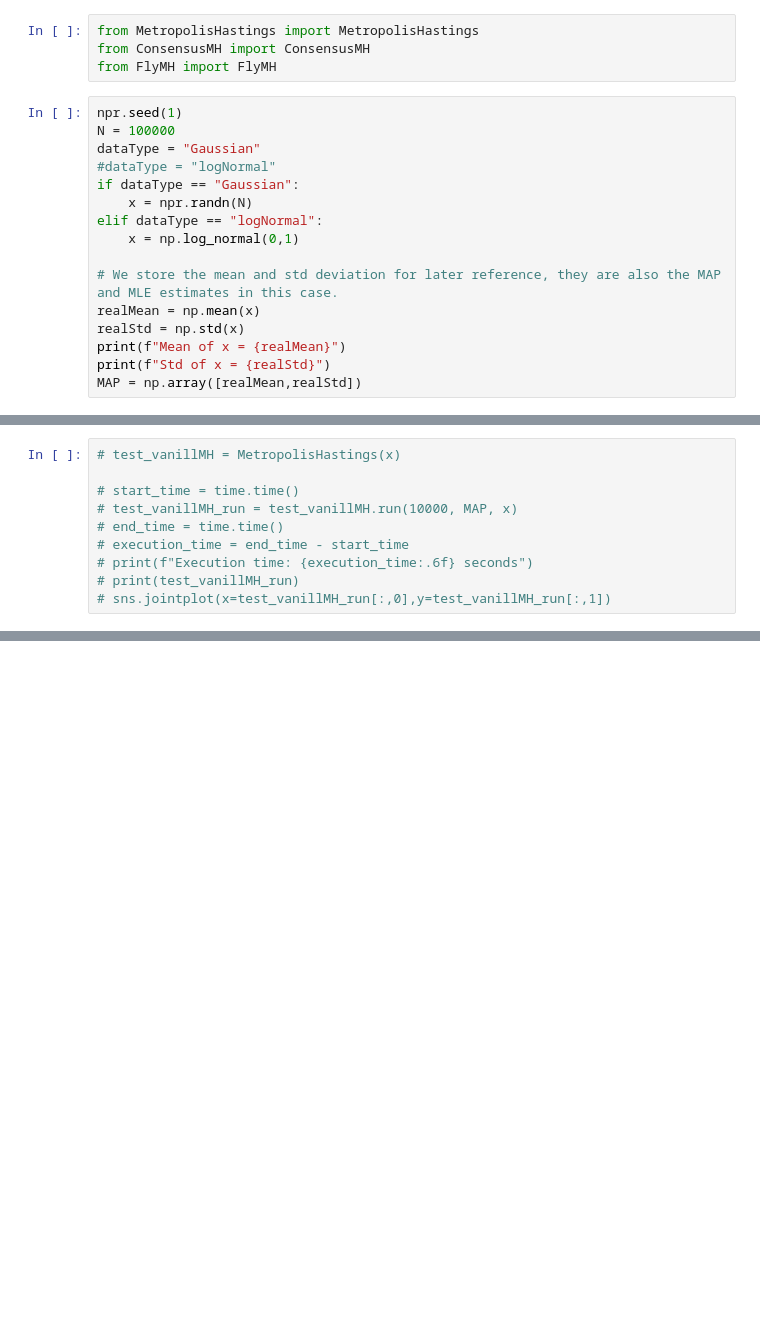
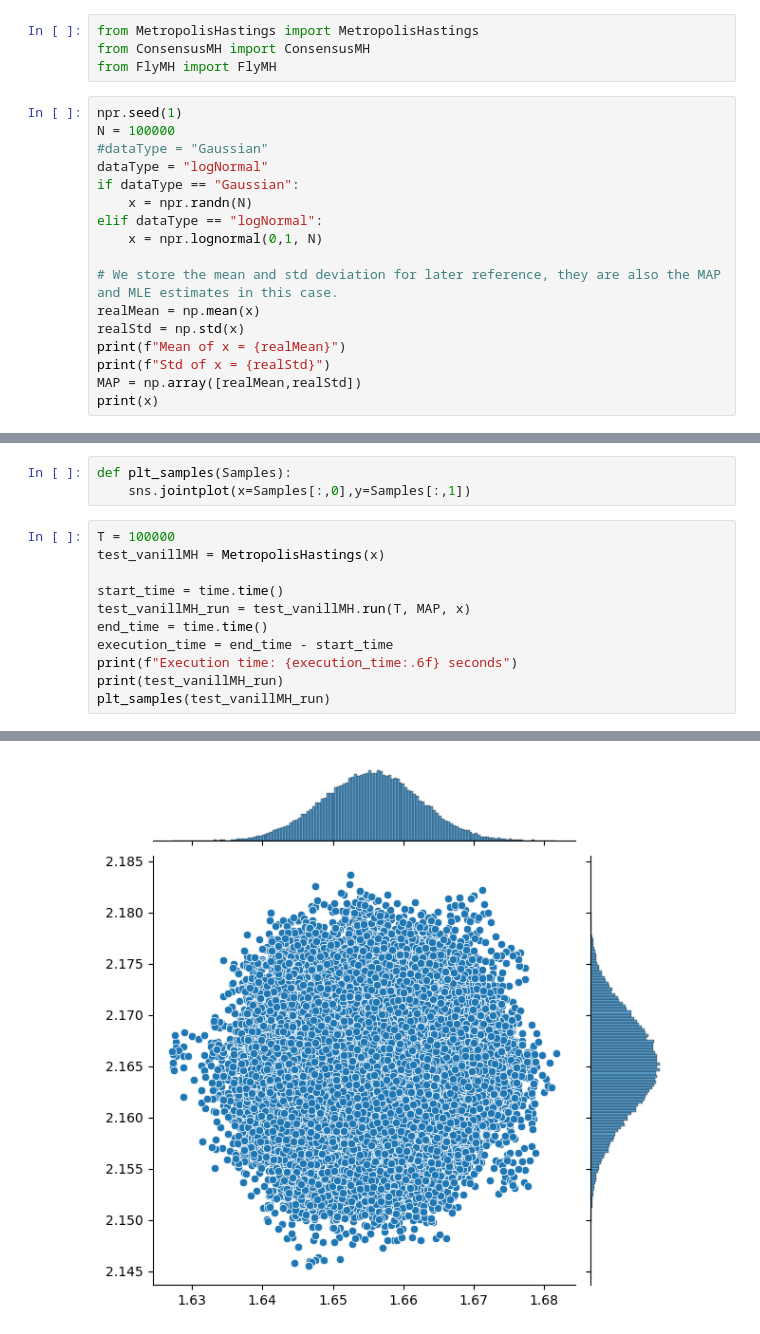
Before and after one commit to fnnrth/bt_MCMC_big_data, a Jupyter notebook: Main.ipynb, the cells around one changed output, grey strips where cells are left out. Cells and saved outputs as stored; diff of their text form; blank space fills up the shorter version.

Commit message:
start fly MH

```diff
--- a/Main.ipynb
+++ b/Main.ipynb
@@ -11,12 +11,12 @@ from FlyMH import FlyMH
 # %%
 npr.seed(1)
 N = 100000
-dataType = "Gaussian"
-#dataType = "logNormal"
+#dataType = "Gaussian"
+dataType = "logNormal"
 if dataType == "Gaussian":
     x = npr.randn(N)
 elif dataType == "logNormal":
-    x = np.log_normal(0,1)
+    x = npr.lognormal(0,1, N)
 
 # We store the mean and std deviation for later reference, they are also the MAP and MLE estimates in this case.
 realMean = np.mean(x)
@@ -24,4 +24,5 @@ realStd = np.std(x)
 print(f"Mean of x = {realMean}")
 print(f"Std of x = {realStd}")
 MAP = np.array([realMean,realStd])
+print(x)
 # %% [output]
@@ -30,10 +32,15 @@ Std of x = 0.9983292735417362
+# %%
+def plt_samples(Samples):
+    sns.jointplot(x=Samples[:,0],y=Samples[:,1])
 # %%
-# test_vanillMH = MetropolisHastings(x)
+T = 100000
+test_vanillMH = MetropolisHastings(x)
 
-# start_time = time.time()
-# test_vanillMH_run = test_vanillMH.run(10000, MAP, x)
-# end_time = time.time()
-# execution_time = end_time - start_time
-# print(f"Execution time: {execution_time:.6f} seconds")
-# print(test_vanillMH_run)
-# sns.jointplot(x=test_vanillMH_run[:,0],y=test_vanillMH_run[:,1])
+start_time = time.time()
+test_vanillMH_run = test_vanillMH.run(T, MAP, x)
+end_time = time.time()
+execution_time = end_time - start_time
+print(f"Execution time: {execution_time:.6f} seconds")
+print(test_vanillMH_run)
+plt_samples(test_vanillMH_run)
+# %% [output]
@@ -40 +55,2 @@ Std of x = 0.9983292735417362
+[figure, added]
 # %%
```
Also changed, not shown: parts of 3 cells of this notebook, 3 other files.
